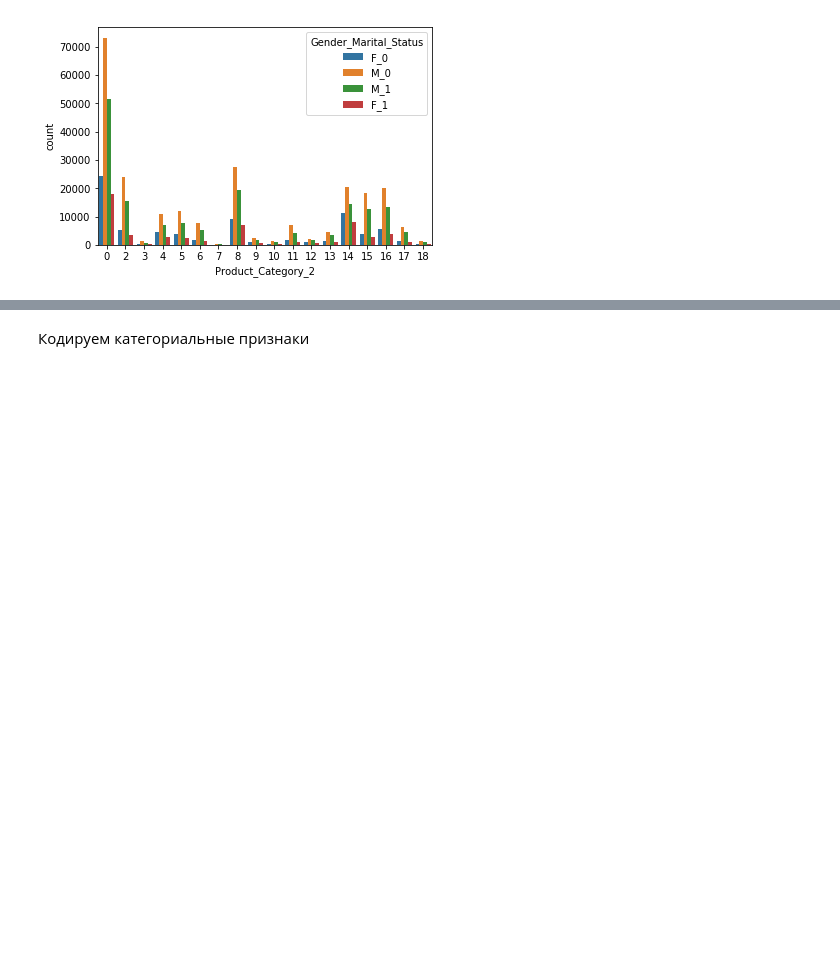
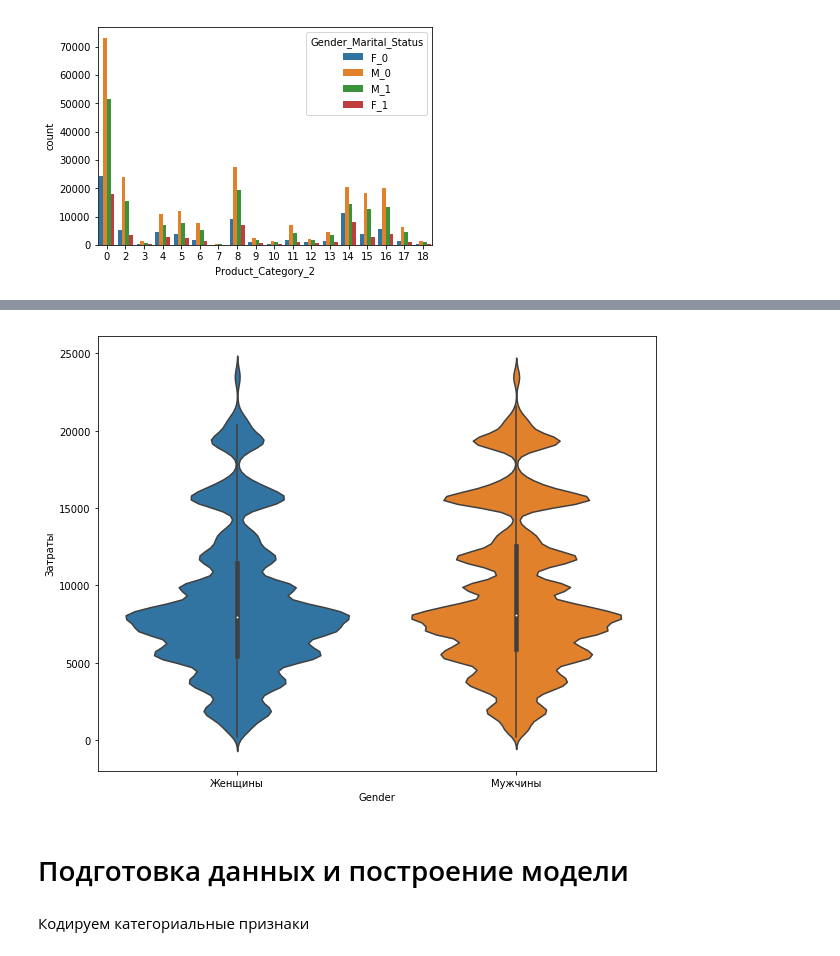
Before and after one commit to IlyaChr/ods2018, a Jupyter notebook: black-friday/BlackFriday.ipynb, the cells around one changed output, grey strips where cells are left out. Cells and saved outputs as stored; diff of their text form; code cells hidden in the pictures; blank space fills up the shorter version.

```diff
--- a/black-friday/BlackFriday.ipynb
+++ b/black-friday/BlackFriday.ipynb
@@ -191,3 +235,20 @@ plt.show()
+# %%
+
+plt.figure(figsize=(10,8))
+
+ax = plt.subplot()
+
+ax = sns.violinplot(data=data, x="Gender", y="Purchase")
+
+
+
+ax.set(xticks=range(2) ,  xticklabels=['Женщины','Мужчины'],ylabel='Затраты')
+
+plt.show()
+# %% [output]
+[figure, added]
+# %% [markdown]
+# Подготовка данных и построение модели
 # %% [markdown]
 Кодируем категориальные признаки
 # %%
```
Also changed, not shown: parts of 12 cells of this notebook.
